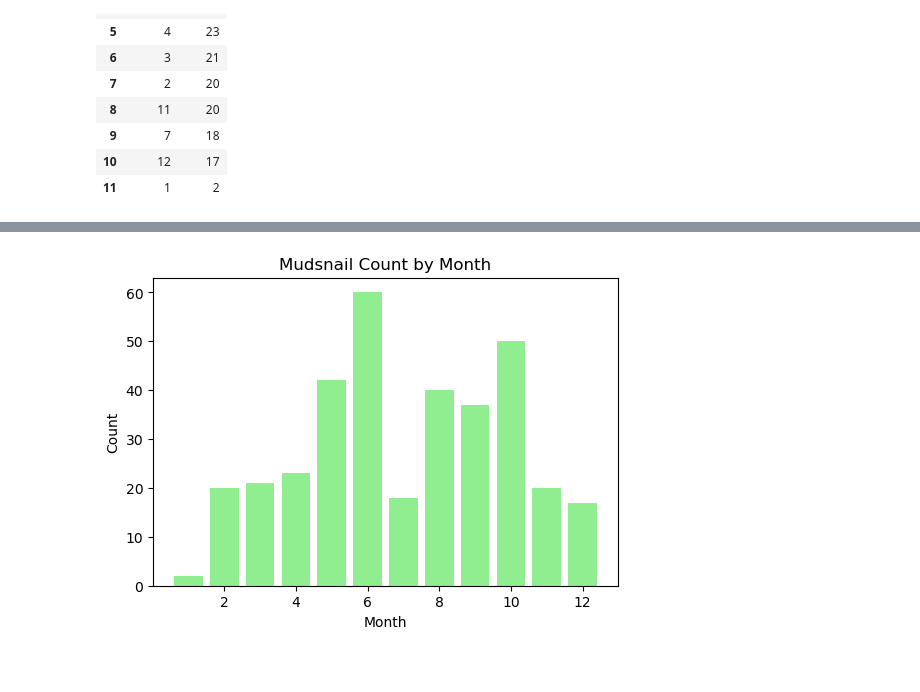
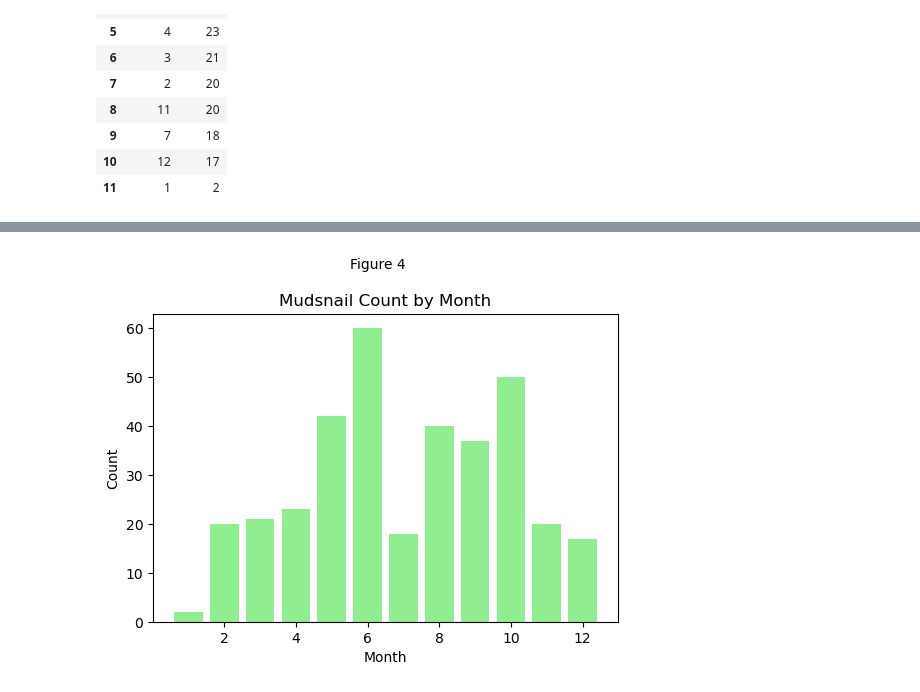
Before and after one commit to taramjacobsen/DSSA-5102_Spring2025, a Jupyter notebook: Assignments/Assignment10_Jacobsen.ipynb, the cells around one changed output, grey strips where cells are left out. Saved outputs shown, nothing was run; the diff lists cells and outputs as text; code cells hidden in the pictures.

```diff
--- a/Assignments/Assignment10_Jacobsen.ipynb
+++ b/Assignments/Assignment10_Jacobsen.ipynb
@@ -829,14 +830,15 @@ query4
 # %%
 # Plot the above results.
 plt.figure(figsize=(6, 4))
 plt.bar(query4['month'], query4['count'], color = ['lightgreen'])
 plt.title('Mudsnail Count by Month')
+plt.suptitle('Figure 4', fontsize=10, y=1.02)
 plt.xlabel('Month')
 plt.ylabel('Count')
 plt.show()
 # %% [output]
 [interactive output not drawn]
-[figure, old version]
+[figure, new version]
 # %%
 # The mudsnails are the turtles food.... Ideally the bike path should be done in January to prevent hurting the
 # turtles by hurting their food supply. Unfortantely, this may impact the sparrows...
```
Also changed, not shown: parts of 7 cells of this notebook.
